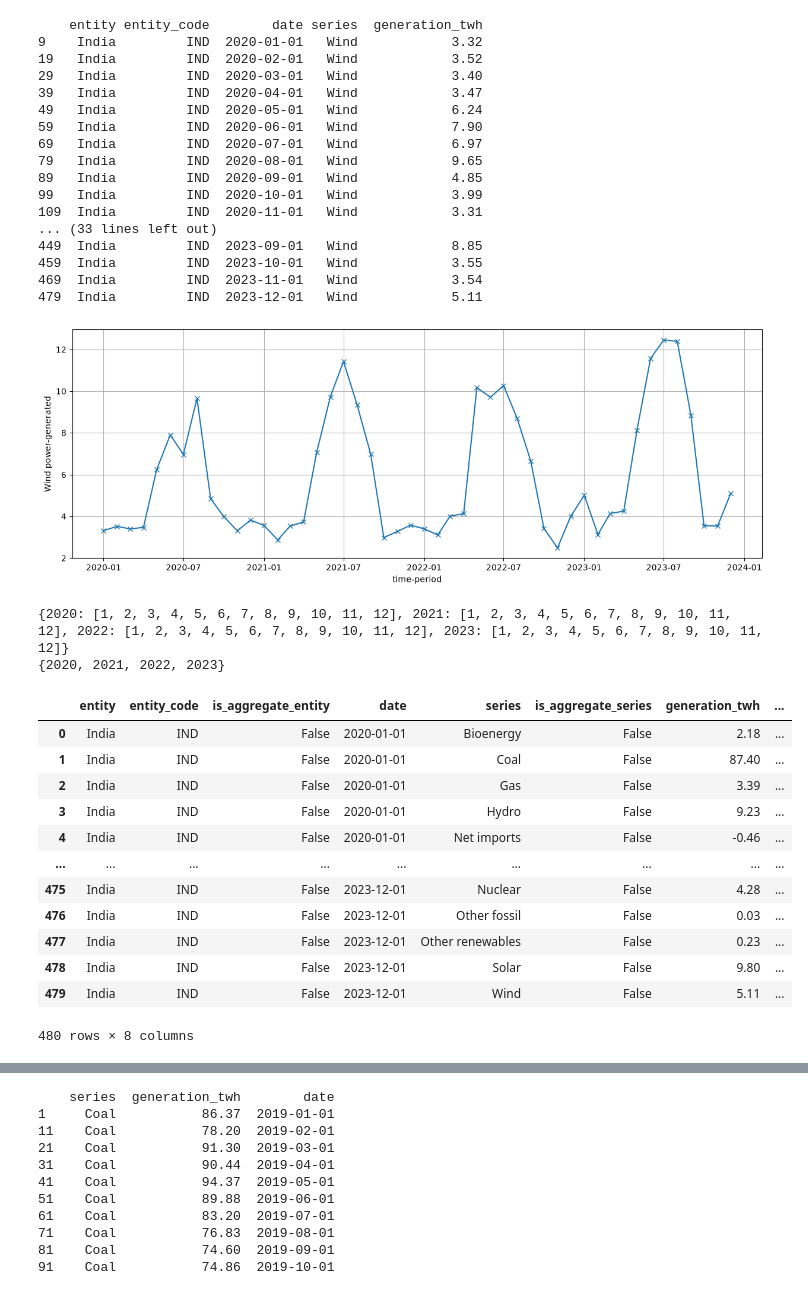
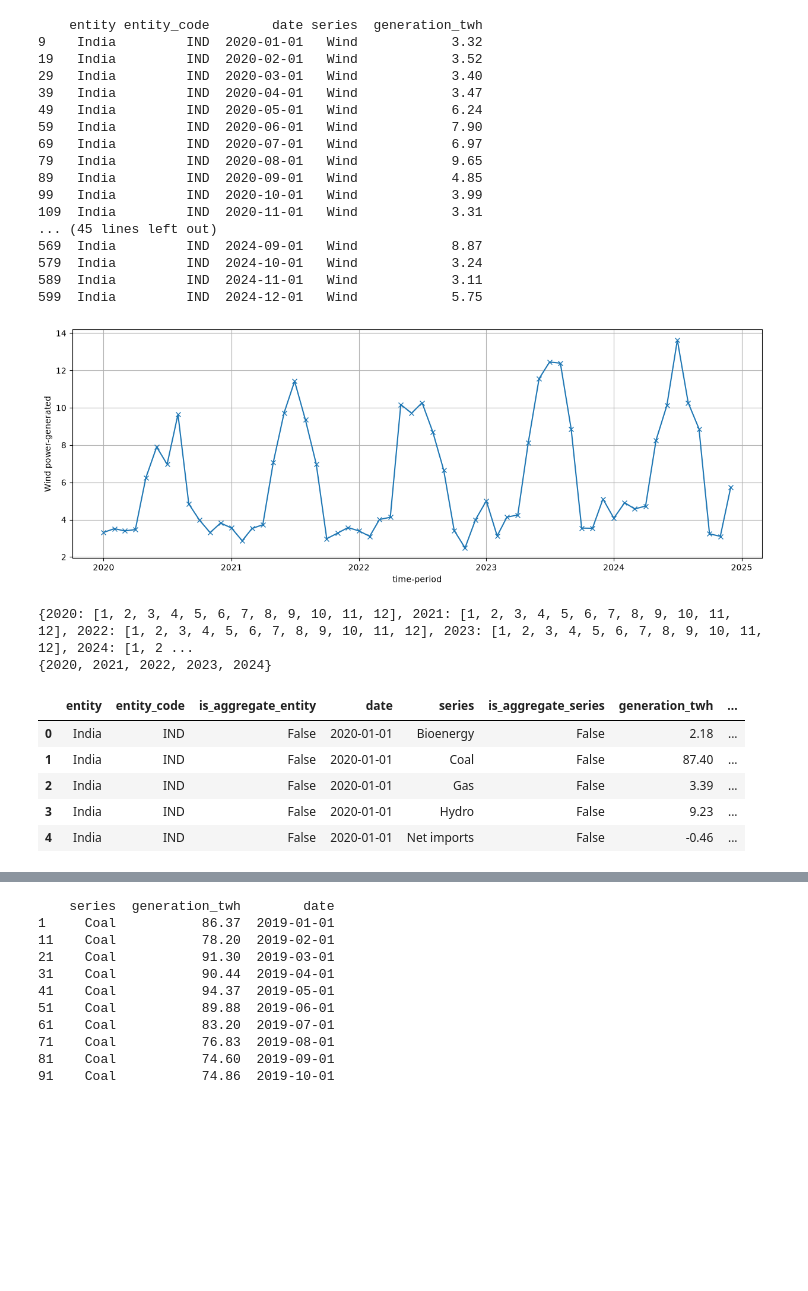
Before and after one commit to ShubhamThakur088/India-Power-Capacity, a Jupyter notebook: monthly_power_generation_analysis.ipynb, the cells around one changed output, grey strips where cells are left out. Saved outputs shown, nothing was run; the diff lists cells and outputs as text; code cells hidden in the pictures; blank space fills up the shorter version.

```diff
--- a/monthly_power_generation_analysis.ipynb
+++ b/monthly_power_generation_analysis.ipynb
@@ -19,7 +19,7 @@ from_date = input("enter from year and month hypen separated:")
 to_date = input("enter to year and month hypen separated:")
 country_code = input("enter three letter country code in capital")
 
-power_generation_url = f"https://api.ember-energy.org/v1/electricity-generation/monthly?entity_code={country_code}&is_aggregate_entity=false&start_date={from_date}&end_date={to_date}&is_aggregate_series=false&include_all_dates_value_range=false&api_key=c6cd71bd-f08c-ffe2-d56a-5a869f558ff1"
+power_generation_url = f"https://api.ember-energy.org/v1/electricity-generation/monthly?entity_code={country_code}&is_aggregate_entity=false&start_date={from_date}&end_date={to_date}&is_aggregate_series=false&include_all_dates_value_range=false&api_key=d990ce99-beb8-3f09-c7cc-3ed2c5eb7c8e"
 json_repsonse = req.get(power_generation_url)
 print(json_repsonse.json()['data'])
 power_df = pd.DataFrame(json_repsonse.json()['data'])
@@ -61,11 +61,11 @@ print(power_source_df[['entity', 'entity_code', 'date', 'series', 'generation_tw
 89   India         IND  2020-09-01   Wind            4.85
 99   India         IND  2020-10-01   Wind            3.99
 109  India         IND  2020-11-01   Wind            3.31
-... (33 lines left out)
-449  India         IND  2023-09-01   Wind            8.85
-459  India         IND  2023-10-01   Wind            3.55
-469  India         IND  2023-11-01   Wind            3.54
-479  India         IND  2023-12-01   Wind            5.11
+... (45 lines left out)
+569  India         IND  2024-09-01   Wind            8.87
+579  India         IND  2024-10-01   Wind            3.24
+589  India         IND  2024-11-01   Wind            3.11
+599  India         IND  2024-12-01   Wind            5.75
 # %%
 power_gen_fig = plt.figure()
 power_gen_fig.set_figwidth(15)
@@ -81,43 +81,36 @@ plt.ylabel(power_source+' power-generated')
 plt.plot(x_axis_points, y_axis_points, marker = 'x')
 plt.grid()
 # %% [output]
-[figure, old version]
+[figure, new version]
 # %%
 year_set = set()
 for row in power_source_df.iterrows():
     year_set.update(pd.DatetimeIndex(power_source_df['date']).year)
 
 yr_mm_dict = dict()
 
 for i in year_set:
     mm_ls = list()
     for date_val in power_source_df['date']:
         if(pd.Timestamp(date_val).year == i):
             mm_ls.append(pd.Timestamp(date_val).month)
     yr_mm_dict[i] = mm_ls
 
 print(yr_mm_dict)
 print(year_set)
-power_df
+power_df.head()
 
 # print(year_set)
 # print(power_source_df.groupby([pd.DatetimeIndex(power_df['date']).year, power_df['series']])['generation_twh'].sum())
 # %% [output]
-{2020: [1, 2, 3, 4, 5, 6, 7, 8, 9, 10, 11, 12], 2021: [1, 2, 3, 4, 5, 6, 7, 8, 9, 10, 11, 12], 2022: [1, 2, 3, 4, 5, 6, 7, 8, 9, 10, 11, 12], 2023: [1, 2, 3, 4, 5, 6, 7, 8, 9, 10, 11, 12]}
-{2020, 2021, 2022, 2023}
+{2020: [1, 2, 3, 4, 5, 6, 7, 8, 9, 10, 11, 12], 2021: [1, 2, 3, 4, 5, 6, 7, 8, 9, 10, 11, 12], 2022: [1, 2, 3, 4, 5, 6, 7, 8, 9, 10, 11, 12], 2023: [1, 2, 3, 4, 5, 6, 7, 8, 9, 10, 11, 12], 2024: [1, 2 ...
+{2020, 2021, 2022, 2023, 2024}
 |  | entity | entity_code | is_aggregate_entity | date | series | is_aggregate_series | generation_twh | ... |
 | 0 | India | IND | False | 2020-01-01 | Bioenergy | False | 2.18 | ... |
 | 1 | India | IND | False | 2020-01-01 | Coal | False | 87.40 | ... |
 | 2 | India | IND | False | 2020-01-01 | Gas | False | 3.39 | ... |
 | 3 | India | IND | False | 2020-01-01 | Hydro | False | 9.23 | ... |
 | 4 | India | IND | False | 2020-01-01 | Net imports | False | -0.46 | ... |
-| ... | ... | ... | ... | ... | ... | ... | ... | ... |
-| 475 | India | IND | False | 2023-12-01 | Nuclear | False | 4.28 | ... |
-| 476 | India | IND | False | 2023-12-01 | Other fossil | False | 0.03 | ... |
-| 477 | India | IND | False | 2023-12-01 | Other renewables | False | 0.23 | ... |
-| 478 | India | IND | False | 2023-12-01 | Solar | False | 9.80 | ... |
-| 479 | India | IND | False | 2023-12-01 | Wind | False | 5.11 | ... |
-480 rows × 8 columns
 # %%
 power_gen_fig = plt.figure()
 power_gen_fig.set_figwidth(16)
```
Also changed, not shown: parts of 6 cells of this notebook.
